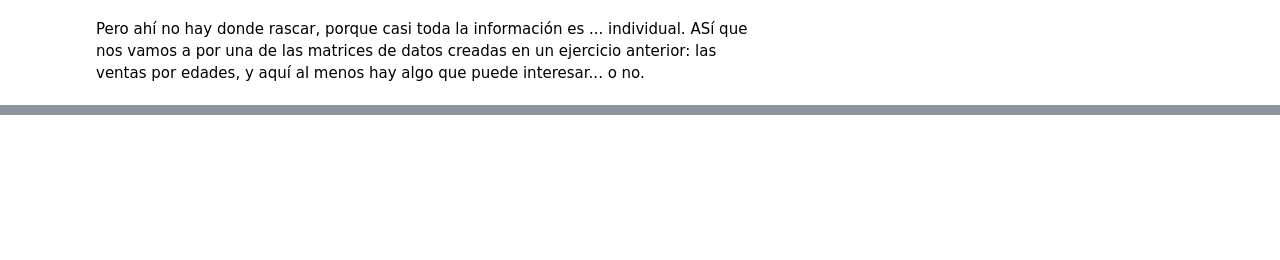
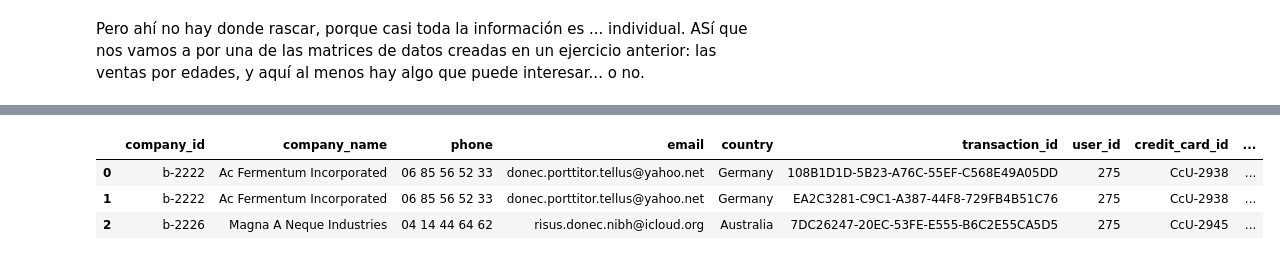
Before and after one commit to mlopezgva/it-academy-mlg, a Jupyter notebook: SPRINT8/Sprint_8.01.ipynb, the cells around one changed output, grey strips where cells are left out. Cells and saved outputs as stored; diff of their text form; code cells hidden in the pictures; blank space fills up the shorter version.

```diff
--- a/SPRINT8/Sprint_8.01.ipynb
+++ b/SPRINT8/Sprint_8.01.ipynb
@@ -610,0 +524,7 @@ memory usage: 68.9+ KB
+# %%
+cotr_df.head(3)
+# %% [output]
+|  | company_id | company_name | phone | email | country | transaction_id | user_id | credit_card_id | ... |
+| 0 | b-2222 | Ac Fermentum Incorporated | 06 85 56 52 33 | donec.porttitor.tellus@yahoo.net | Germany | 108B1D1D-5B23-A76C-55EF-C568E49A05DD | 275 | CcU-2938 | ... |
+| 1 | b-2222 | Ac Fermentum Incorporated | 06 85 56 52 33 | donec.porttitor.tellus@yahoo.net | Germany | EA2C3281-C9C1-A387-44F8-729FB4B51C76 | 275 | CcU-2938 | ... |
+| 2 | b-2226 | Magna A Neque Industries | 04 14 44 64 62 | risus.donec.nibh@icloud.org | Australia | 7DC26247-20EC-53FE-E555-B6C2E55CA5D5 | 275 | CcU-2945 | ... |
```
Also changed, not shown: parts of 17 cells of this notebook, 12 other files.
